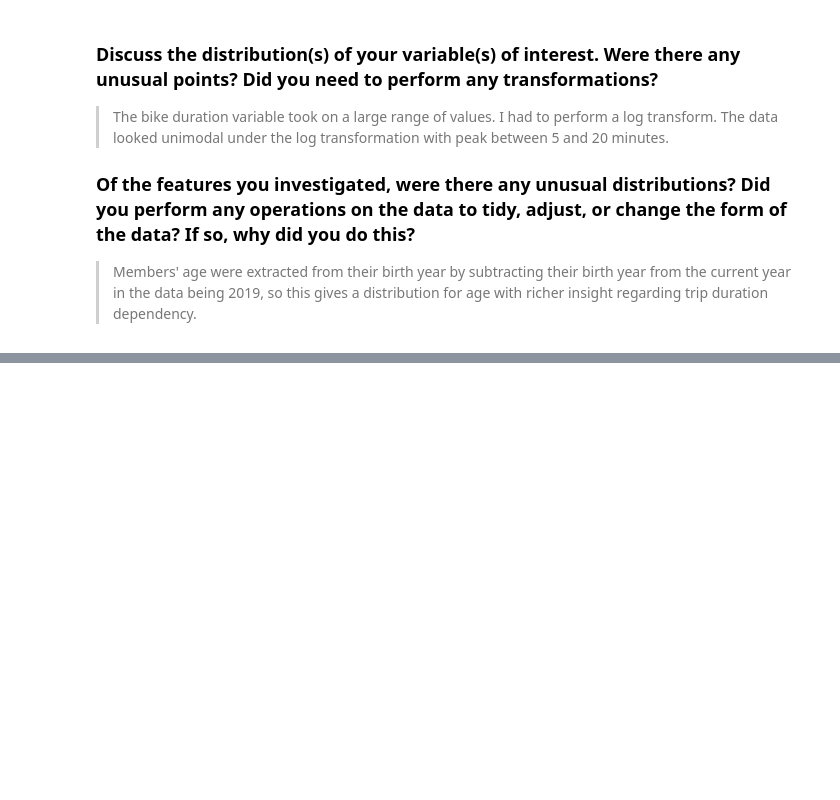
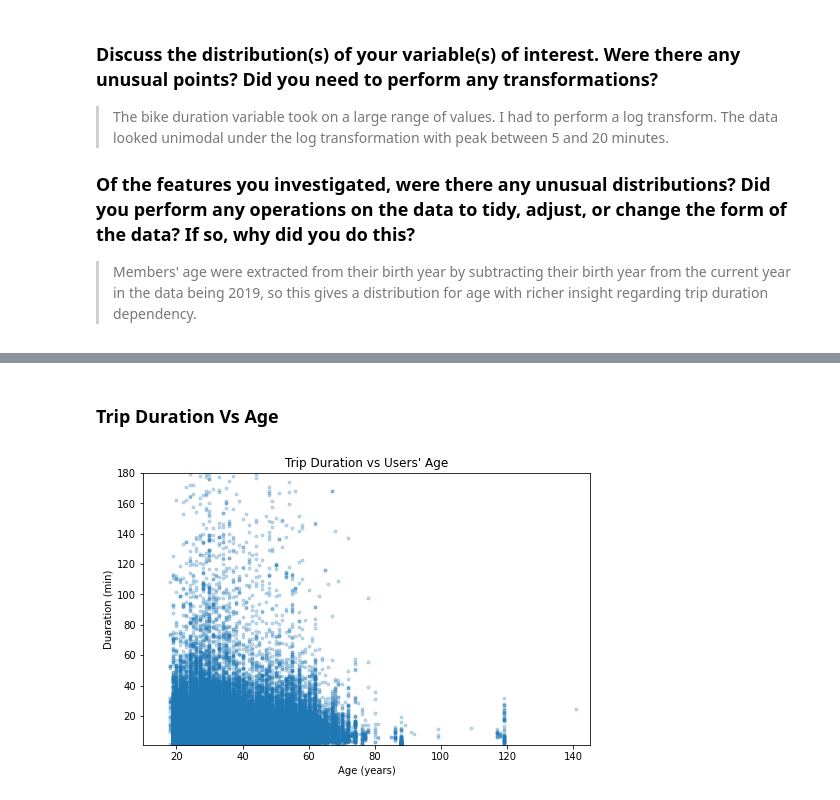
Before and after one commit to PatrickEmmanuel/Ford-Go-Bike-Data-Exploration-and-Analysis, a Jupyter notebook: Part_1-Ford-Go-Bike-System-Data-Exploration-and-Visualization.ipynb, the cells around one changed output, grey strips where cells are left out. Drawn from its saved outputs; the diff is of its cells as text; code cells hidden in the pictures; blank space fills up the shorter version.

```diff
--- a/Part_1-Ford-Go-Bike-System-Data-Exploration-and-Visualization.ipynb
+++ b/Part_1-Ford-Go-Bike-System-Data-Exploration-and-Visualization.ipynb
@@ -221,0 +228,10 @@ Males use the bike service overwhelmingly more than females and other genders. O
+# %% [markdown]
+### Trip Duration Vs Age
+# %%
+plt.figure(figsize=[8,5])
+plt.scatter(data=df, x="member_age", y="duration_minutes", alpha = 0.25, marker = '.' )
+plt.axis([10, 145, 1, 180])
+axes_title(title="Trip Duration vs Users\' Age",x_label="Age (years)", y_label="Duaration (min)")
+plt.show()
+# %% [output]
+[figure, added]
```
Also changed, not shown: parts of 16 cells of this notebook.
